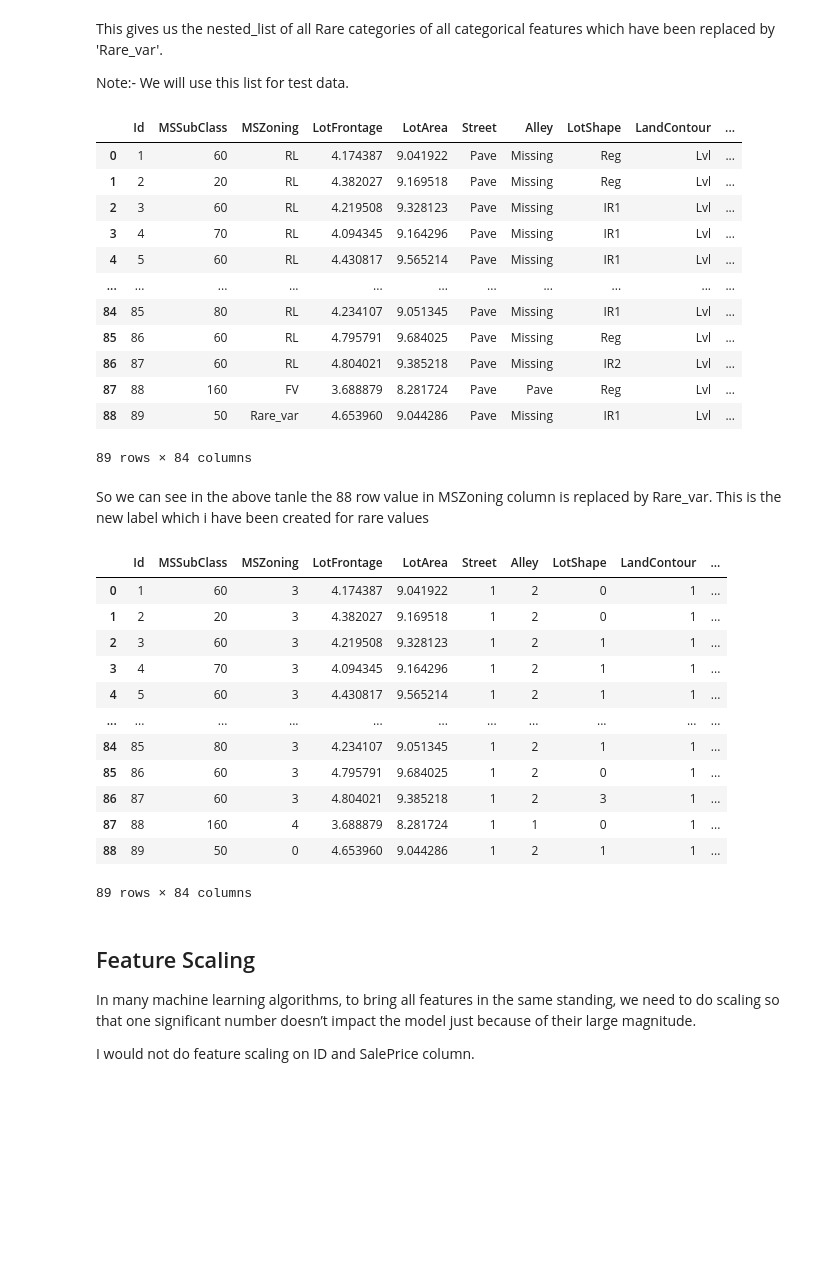
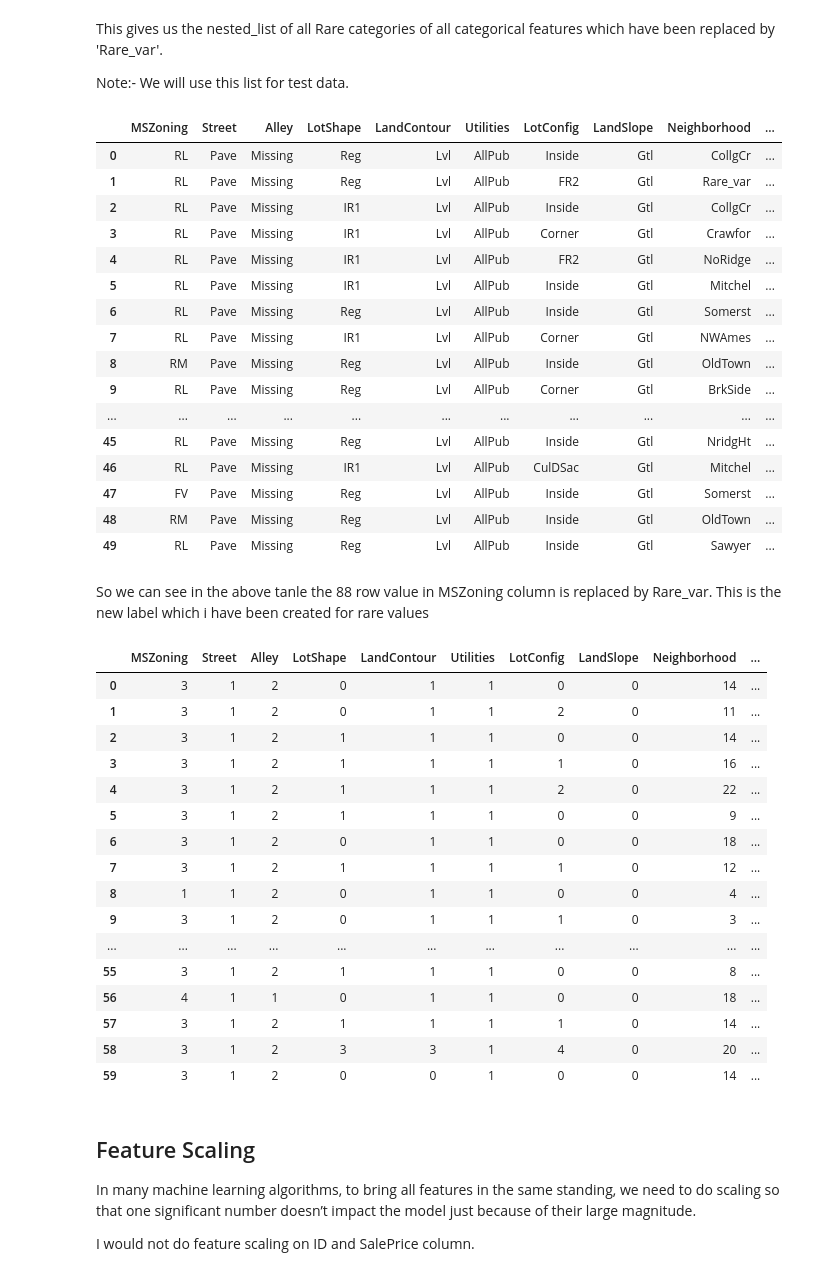
Before and after one commit to Mansipawar22/MachineLearning, a Jupyter notebook: Machine Learning/ML_Projects/Advanced_House_Prediction_Dataset/ML-12.1 Advanced House Prediction - Feature Engineering.ipynb, the cells around one changed output. Saved outputs shown, nothing was run; the diff lists cells and outputs as text; code cells hidden in the pictures; blank space fills up the shorter version.

```diff
--- a/Machine Learning/ML_Projects/Advanced_House_Prediction_Dataset/ML-12.1 Advanced House Prediction - Feature Engineering.ipynb
+++ b/Machine Learning/ML_Projects/Advanced_House_Prediction_Dataset/ML-12.1 Advanced House Prediction - Feature Engineering.ipynb
@@ -522,21 +521,25 @@ with open('Rare_cate.csv','w') as csvfile:
 
 # Now the nested_list of new_rare_var has been saved as Rare_cate.csv which we will use for test data
 # %%
-dataset.head(89)
+dataset[categorical_features].head(50)
 # %% [output]
-|  | Id | MSSubClass | MSZoning | LotFrontage | LotArea | Street | Alley | LotShape | LandContour | ... |
-| 0 | 1 | 60 | RL | 4.174387 | 9.041922 | Pave | Missing | Reg | Lvl | ... |
-| 1 | 2 | 20 | RL | 4.382027 | 9.169518 | Pave | Missing | Reg | Lvl | ... |
-| 2 | 3 | 60 | RL | 4.219508 | 9.328123 | Pave | Missing | IR1 | Lvl | ... |
-| 3 | 4 | 70 | RL | 4.094345 | 9.164296 | Pave | Missing | IR1 | Lvl | ... |
-| 4 | 5 | 60 | RL | 4.430817 | 9.565214 | Pave | Missing | IR1 | Lvl | ... |
+|  | MSZoning | Street | Alley | LotShape | LandContour | Utilities | LotConfig | LandSlope | Neighborhood | ... |
+| 0 | RL | Pave | Missing | Reg | Lvl | AllPub | Inside | Gtl | CollgCr | ... |
+| 1 | RL | Pave | Missing | Reg | Lvl | AllPub | FR2 | Gtl | Rare_var | ... |
+| 2 | RL | Pave | Missing | IR1 | Lvl | AllPub | Inside | Gtl | CollgCr | ... |
+| 3 | RL | Pave | Missing | IR1 | Lvl | AllPub | Corner | Gtl | Crawfor | ... |
+| 4 | RL | Pave | Missing | IR1 | Lvl | AllPub | FR2 | Gtl | NoRidge | ... |
+| 5 | RL | Pave | Missing | IR1 | Lvl | AllPub | Inside | Gtl | Mitchel | ... |
+| 6 | RL | Pave | Missing | Reg | Lvl | AllPub | Inside | Gtl | Somerst | ... |
+| 7 | RL | Pave | Missing | IR1 | Lvl | AllPub | Corner | Gtl | NWAmes | ... |
+| 8 | RM | Pave | Missing | Reg | Lvl | AllPub | Inside | Gtl | OldTown | ... |
+| 9 | RL | Pave | Missing | Reg | Lvl | AllPub | Corner | Gtl | BrkSide | ... |
 | ... | ... | ... | ... | ... | ... | ... | ... | ... | ... | ... |
-| 84 | 85 | 80 | RL | 4.234107 | 9.051345 | Pave | Missing | IR1 | Lvl | ... |
-| 85 | 86 | 60 | RL | 4.795791 | 9.684025 | Pave | Missing | Reg | Lvl | ... |
-| 86 | 87 | 60 | RL | 4.804021 | 9.385218 | Pave | Missing | IR2 | Lvl | ... |
-| 87 | 88 | 160 | FV | 3.688879 | 8.281724 | Pave | Pave | Reg | Lvl | ... |
-| 88 | 89 | 50 | Rare_var | 4.653960 | 9.044286 | Pave | Missing | IR1 | Lvl | ... |
+| 45 | RL | Pave | Missing | Reg | Lvl | AllPub | Inside | Gtl | NridgHt | ... |
+| 46 | RL | Pave | Missing | IR1 | Lvl | AllPub | CulDSac | Gtl | Mitchel | ... |
+| 47 | FV | Pave | Missing | Reg | Lvl | AllPub | Inside | Gtl | Somerst | ... |
+| 48 | RM | Pave | Missing | Reg | Lvl | AllPub | Inside | Gtl | OldTown | ... |
+| 49 | RL | Pave | Missing | Reg | Lvl | AllPub | Inside | Gtl | Sawyer | ... |
-89 rows × 84 columns
 # %% [markdown]
 So we can see in the above tanle the 88 row value in MSZoning column is replaced by Rare_var. This is the new label which i have been created for rare values
 # %%
@@ -545,21 +548,25 @@ for feature in categorical_features:
     labels_ordered={k:i for i,k in enumerate(labels_ordered,0)}
     dataset[feature]=dataset[feature].map(labels_ordered)
 # %%
-dataset.head(89)
+dataset[categorical_features].head(60)
 # %% [output]
-|  | Id | MSSubClass | MSZoning | LotFrontage | LotArea | Street | Alley | LotShape | LandContour | ... |
-| 0 | 1 | 60 | 3 | 4.174387 | 9.041922 | 1 | 2 | 0 | 1 | ... |
-| 1 | 2 | 20 | 3 | 4.382027 | 9.169518 | 1 | 2 | 0 | 1 | ... |
-| 2 | 3 | 60 | 3 | 4.219508 | 9.328123 | 1 | 2 | 1 | 1 | ... |
-| 3 | 4 | 70 | 3 | 4.094345 | 9.164296 | 1 | 2 | 1 | 1 | ... |
-| 4 | 5 | 60 | 3 | 4.430817 | 9.565214 | 1 | 2 | 1 | 1 | ... |
+|  | MSZoning | Street | Alley | LotShape | LandContour | Utilities | LotConfig | LandSlope | Neighborhood | ... |
+| 0 | 3 | 1 | 2 | 0 | 1 | 1 | 0 | 0 | 14 | ... |
+| 1 | 3 | 1 | 2 | 0 | 1 | 1 | 2 | 0 | 11 | ... |
+| 2 | 3 | 1 | 2 | 1 | 1 | 1 | 0 | 0 | 14 | ... |
+| 3 | 3 | 1 | 2 | 1 | 1 | 1 | 1 | 0 | 16 | ... |
+| 4 | 3 | 1 | 2 | 1 | 1 | 1 | 2 | 0 | 22 | ... |
+| 5 | 3 | 1 | 2 | 1 | 1 | 1 | 0 | 0 | 9 | ... |
+| 6 | 3 | 1 | 2 | 0 | 1 | 1 | 0 | 0 | 18 | ... |
+| 7 | 3 | 1 | 2 | 1 | 1 | 1 | 1 | 0 | 12 | ... |
+| 8 | 1 | 1 | 2 | 0 | 1 | 1 | 0 | 0 | 4 | ... |
+| 9 | 3 | 1 | 2 | 0 | 1 | 1 | 1 | 0 | 3 | ... |
 | ... | ... | ... | ... | ... | ... | ... | ... | ... | ... | ... |
-| 84 | 85 | 80 | 3 | 4.234107 | 9.051345 | 1 | 2 | 1 | 1 | ... |
-| 85 | 86 | 60 | 3 | 4.795791 | 9.684025 | 1 | 2 | 0 | 1 | ... |
-| 86 | 87 | 60 | 3 | 4.804021 | 9.385218 | 1 | 2 | 3 | 1 | ... |
-| 87 | 88 | 160 | 4 | 3.688879 | 8.281724 | 1 | 1 | 0 | 1 | ... |
-| 88 | 89 | 50 | 0 | 4.653960 | 9.044286 | 1 | 2 | 1 | 1 | ... |
+| 55 | 3 | 1 | 2 | 1 | 1 | 1 | 0 | 0 | 8 | ... |
+| 56 | 4 | 1 | 1 | 0 | 1 | 1 | 0 | 0 | 18 | ... |
+| 57 | 3 | 1 | 2 | 1 | 1 | 1 | 1 | 0 | 14 | ... |
+| 58 | 3 | 1 | 2 | 3 | 3 | 1 | 4 | 0 | 20 | ... |
+| 59 | 3 | 1 | 2 | 0 | 0 | 1 | 0 | 0 | 14 | ... |
-89 rows × 84 columns
 # %% [markdown]
 ## Feature Scaling
 In many machine learning algorithms, to bring all features in the same standing, we need to do scaling so that one significant number doesn’t impact the model just because of their large magnitude.
```
Also changed, not shown: parts of 1 cell of this notebook, 1 other file.
